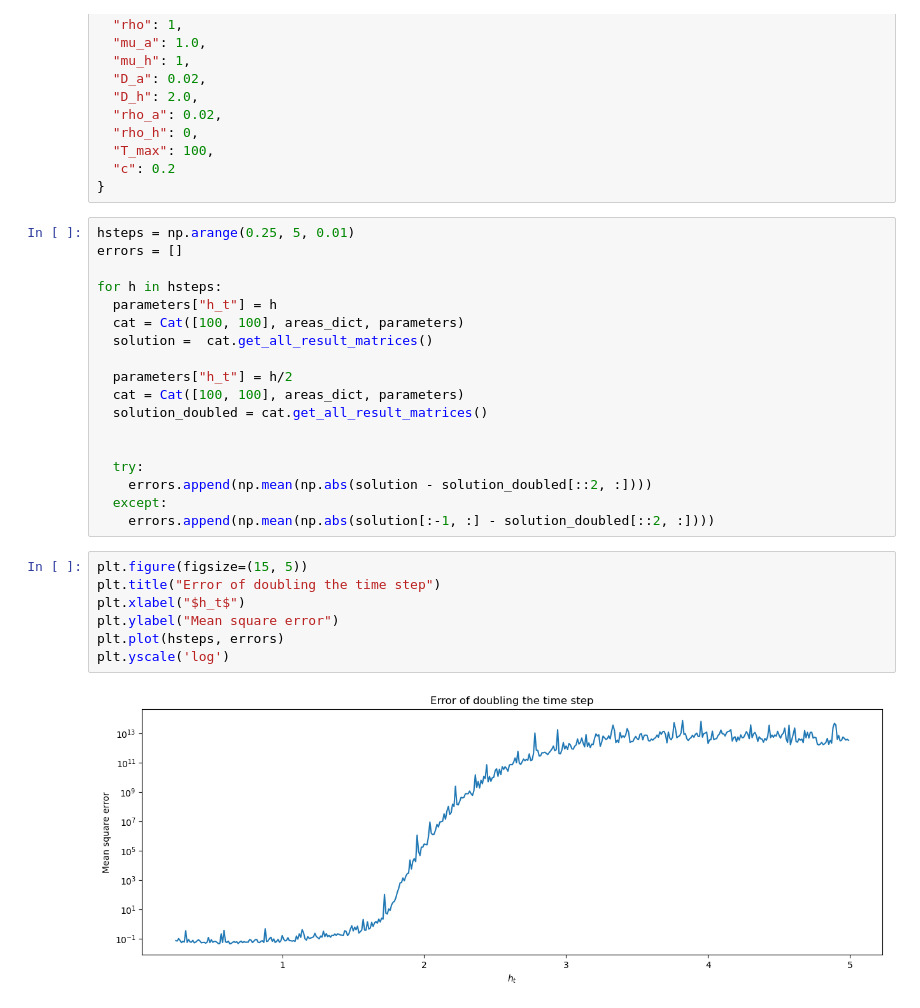
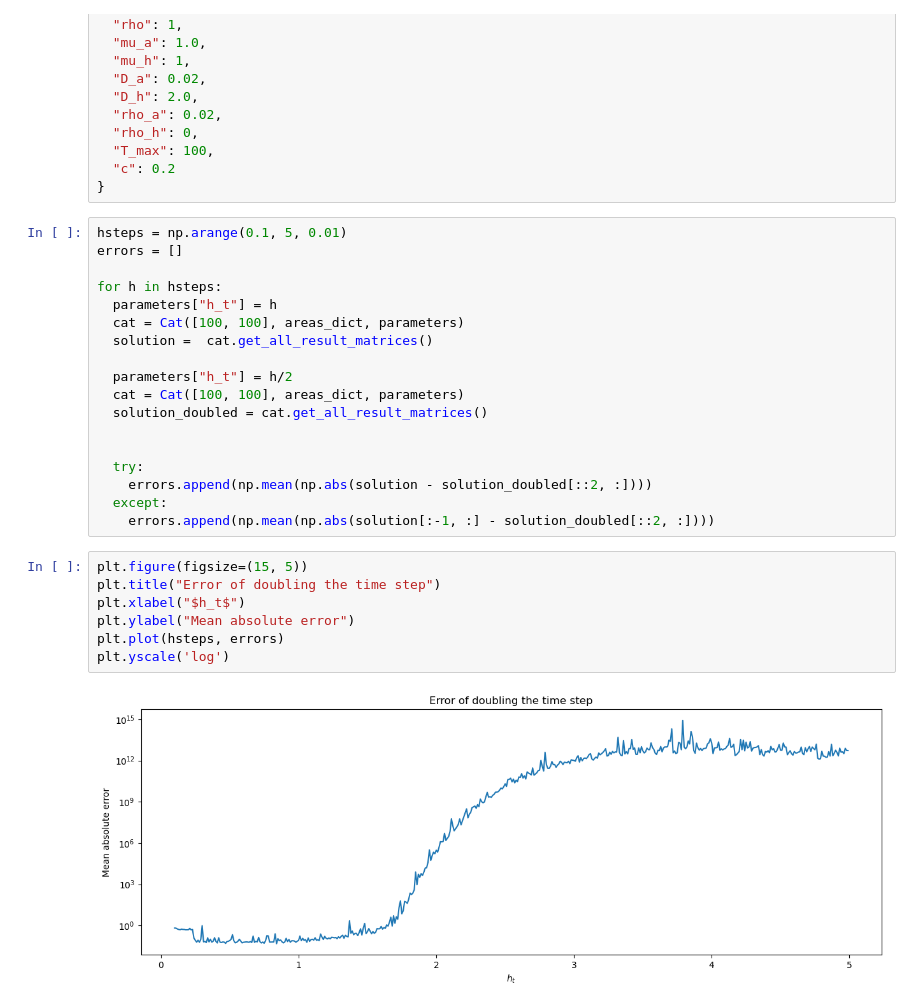
Before and after one commit to lukirebisz/Deterministic-modeling, a Jupyter notebook: Simulations.ipynb, the cells around one changed output. Cells and saved outputs as stored; diff of their text form.

```diff
--- a/Simulations.ipynb
+++ b/Simulations.ipynb
@@ -659,7 +663,7 @@ parameters = {
   "c": 0.2
 }
 # %%
-hsteps = np.arange(0.25, 5, 0.01)
+hsteps = np.arange(0.1, 5, 0.01)
 errors = []
 
 for h in hsteps:
@@ -679,9 +683,9 @@ for h in hsteps:
 # %%
 plt.figure(figsize=(15, 5))
 plt.title("Error of doubling the time step")
 plt.xlabel("$h_t$")
-plt.ylabel("Mean square error")
+plt.ylabel("Mean absolute error")
 plt.plot(hsteps, errors)
 plt.yscale('log')
 # %% [output]
-[figure, old version]
+[figure, new version]
```
Also changed, not shown: parts of 8 cells of this notebook.
